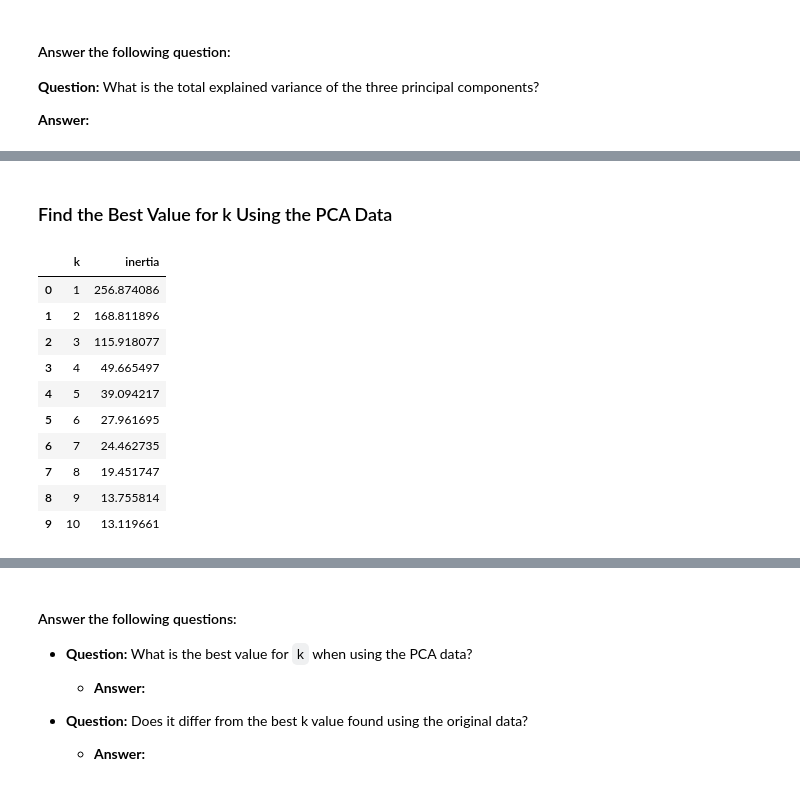
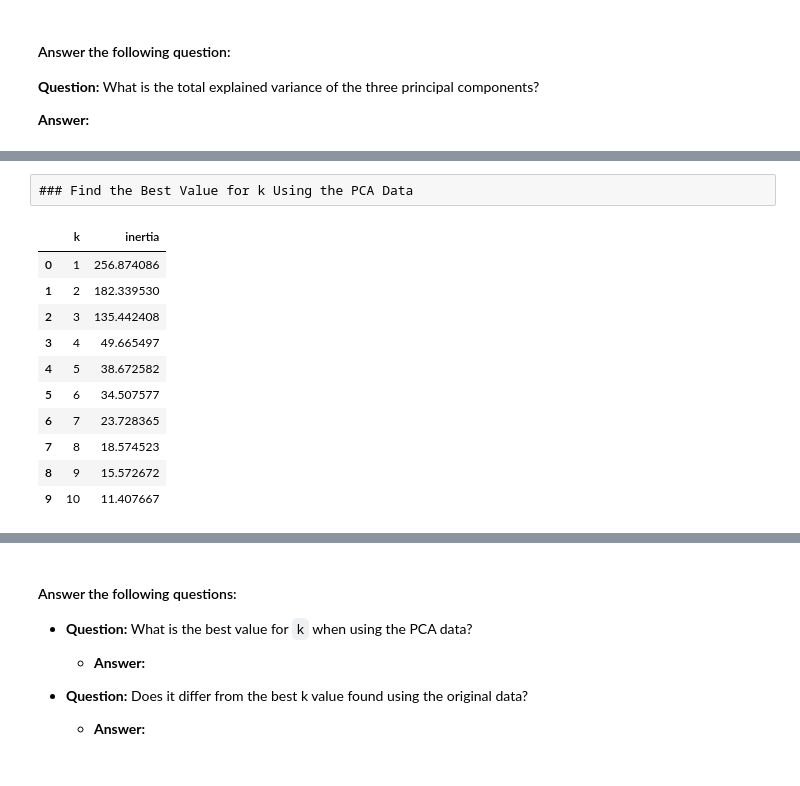
Before and after one commit to rvalcich/CryptoClustering, a Jupyter notebook: Crypto_Clustering.ipynb, the cells around one changed output, grey strips where cells are left out. Drawn from its saved outputs; the diff is of its cells as text; code cells hidden in the pictures.

```diff
--- a/Crypto_Clustering.ipynb
+++ b/Crypto_Clustering.ipynb
@@ -110,2 +125,3 @@ market_data_df.describe()
 # %%
 # Fit the K-Means model using the scaled data
+m.fit(stock_data_scaled_df)
@@ -137,11 +171,13 @@ market_data_df.describe()
 ### Optimize Clusters with Principal Component Analysis.
 # %%
 # Create a PCA model instance and set `n_components=3`.
+pca = PCA(n_components = 3)
 # %%
 # Use the PCA model with `fit_transform` on the original scaled DataFrame to reduce to three principal components.
-
+stocks_pca_data = pca.fit_transform(stock_data_scaled_df)
 
 # View the first five rows of the DataFrame.
+stocks_pca_data[0:5]
 # %% [output]
 array([[-0.60066733,  0.84276006,  0.46159457],
        [-0.45826071,  0.45846566,  0.95287678],
@@ -161,17 +198,20 @@ array([0.3719856 , 0.34700813, 0.17603793])
 # %%
 # Create a new DataFrame with the PCA data.
 # Note: The code for this step is provided for you
+# Note to reviewers: this code was NOT provided to us
+# If it was, I have no idea where it was provided
 
 # Creating a DataFrame with the PCA data
-
+stocks_pca_df = pd.DataFrame(stocks_pca_data, columns = ['PCA1', 'PCA2', 'PCA3'])
 
 # Copy the crypto names from the original data
-
+stocks_pca_df['coin_id'] = market_data_df.index
 
 # Set the coinid column as index
-
+stocks_pca_df = stocks_pca_df.set_index('coin_id')
 
 # Display sample data
+stocks_pca_df
 # %% [output]
 |  | PCA1 | PCA2 | PCA3 |
 | coin_id |  |  |  |
@@ -188,39 +234,43 @@ array([0.3719856 , 0.34700813, 0.17603793])
-# %% [markdown]
-### Find the Best Value for k Using the PCA Data
+# %% [raw]
+### Find the Best Value for k Using the PCA Data
 # %%
 # Create a list with the number of k-values to try
 # Use a range from 1 to 11
-
+k = list(range(1,11))
 
 # Create an empty list to store the inertia values
-
+inertia = []
 
 # Create a for loop to compute the inertia with each possible value of k
 # Inside the loop:
 # 1. Create a KMeans model using the loop counter for the n_clusters
 # 2. Fit the model to the data using PCA DataFrame.
 # 3. Append the model.inertia_ to the inertia list
-
+for i in k:
+    m = KMeans(n_clusters = i, n_init = 'auto', random_state = 1)
+    m.fit(stocks_pca_df)
+    inertia.append(m.inertia_)
 
 # Create a dictionary with the data to plot the Elbow curve
-
+elbow_data = {'k': k, 'inertia': inertia}
 
 # Create a DataFrame with the data to plot the Elbow curve
-
+elbow_df = pd.DataFrame(elbow_data)
 
 # Display the DataFrame
+elbow_df
 # %% [output]
 |  | k | inertia |
 | 0 | 1 | 256.874086 |
-| 1 | 2 | 168.811896 |
-| 2 | 3 | 115.918077 |
+| 1 | 2 | 182.339530 |
+| 2 | 3 | 135.442408 |
 | 3 | 4 | 49.665497 |
-| 4 | 5 | 39.094217 |
-| 5 | 6 | 27.961695 |
-| 6 | 7 | 24.462735 |
-| 7 | 8 | 19.451747 |
-| 8 | 9 | 13.755814 |
-| 9 | 10 | 13.119661 |
+| 4 | 5 | 38.672582 |
+| 5 | 6 | 34.507577 |
+| 6 | 7 | 23.728365 |
+| 7 | 8 | 18.574523 |
+| 8 | 9 | 15.572672 |
+| 9 | 10 | 11.407667 |
 # %%
 # Plot a line chart with all the inertia values computed with
 # the different values of k to visually identify the optimal value for k.
```
Also changed, not shown: parts of 19 cells of this notebook.
